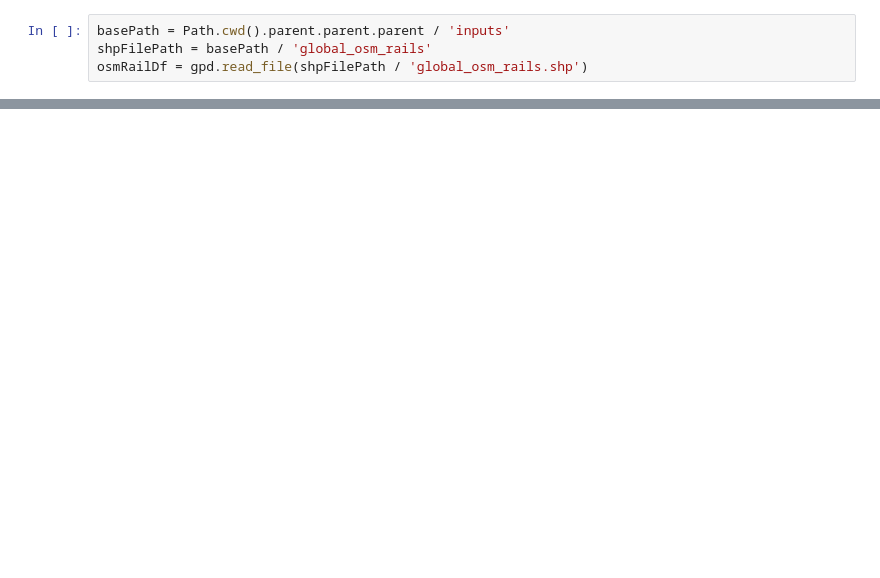
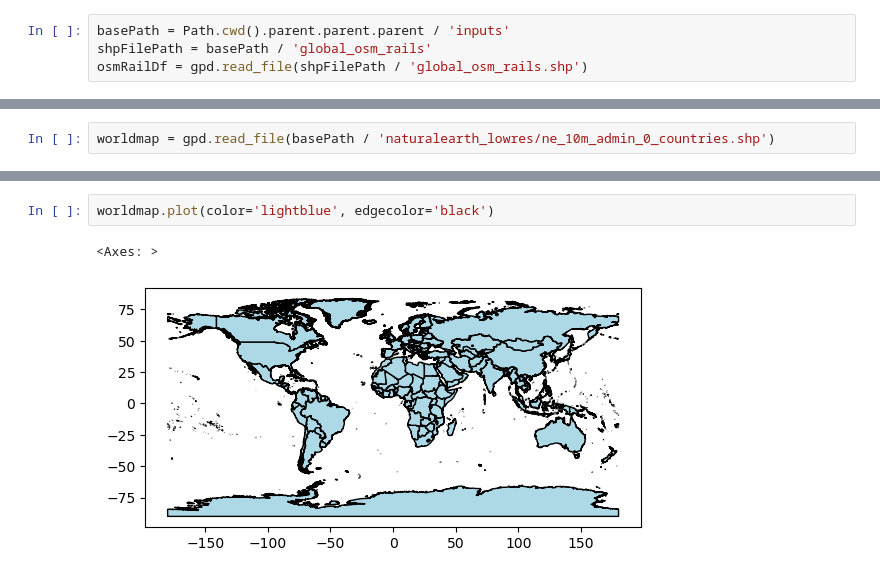
Before and after one commit to UMD-CTSM/network_flow_assignment, a Jupyter notebook: src/geoprocessing/temperature_overlay/overlaySpear.ipynb, the cells around one changed output, grey strips where cells are left out. Drawn from its saved outputs; the diff is of its cells as text; blank space fills up the shorter version.

```diff
--- a/src/geoprocessing/temperature_overlay/overlaySpear.ipynb
+++ b/src/geoprocessing/temperature_overlay/overlaySpear.ipynb
@@ -36,0 +68,2 @@ joined.explore(
+# %%
+worldmap = gpd.read_file(basePath / 'naturalearth_lowres/ne_10m_admin_0_countries.shp')
@@ -36,0 +121,5 @@ joined.explore(
+# %%
+worldmap.plot(color='lightblue', edgecolor='black')
+# %% [output]
+<Axes: >
+[figure, added]
```
Also changed, not shown: parts of 9 cells of this notebook, 6 other files.
